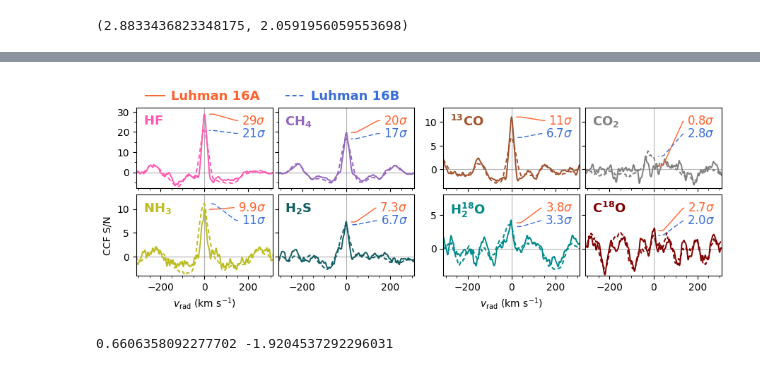
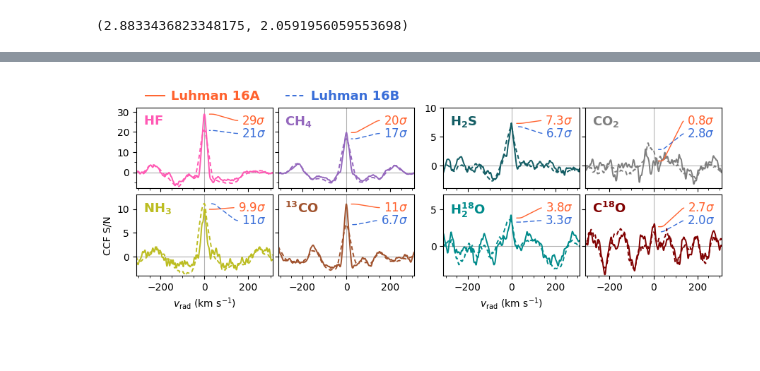
Before and after one commit to samderegt/retrieval_base, a Jupyter notebook: Luhman_16/figures/plot_K_band_CCF.ipynb, the cells around one changed output, grey strips where cells are left out. Drawn from its saved outputs; the diff is of its cells as text; code cells hidden in the pictures.

```diff
--- a/Luhman_16/figures/plot_K_band_CCF.ipynb
+++ b/Luhman_16/figures/plot_K_band_CCF.ipynb
@@ -55,7 +63,7 @@ Given vs. current: ln(B)=-1.06 | sigma=1.44
 # %%
 import copy
 
-def get_CCF(Res):
+def get_CCF(Res, line_species_to_exclude=['1H2-16O__POKAZATEL', '1H2-17O__HotWat78', '12C-16O__HITEMP', '12C-17O__HITEMP', '1H-12C-14N__Harris']):
 
     Res.load_components(['Chem'])
     m_set = Res.model_settings[0]
@@ -65,18 +73,15 @@ def get_CCF(Res):
     Res.load_components(['m_spec_broad'])
     m_spec_broad_init = copy.deepcopy(Res.m_spec_broad)
 
-    # all_line_species = np.array([
-    #     '13C-16O__HITEMP', '12C-18O__HITEMP', '12C-17O__HITEMP', '12C-1H4__MM', '14N-1H3__CoYuTe', '1H-19F__Coxon-Hajig', '1H2-32S__AYT2',
-    #     '1H2-16O__POKAZATEL', '1H2-18O__HotWat78', '1H2-17O__HotWat78', '12C-16O__HITEMP',
-    #     '12C-16O2__AMES', '1H-12C-14N__Harris', '23Na__Kurucz', '39K__Kurucz', 'H2', 'He'
-    #     ])
-
     all_CCF, all_ACF = {}, {}
 
     for line_species in all_line_species:
 
         print('\n'+line_species)
         if line_species in ['MMW','H2','He']:
+            continue
+
+        if line_species in line_species_to_exclude:
             continue
 
         # Model w/o species X
@@ -112,7 +117,7 @@ def get_CCF(Res):
                 'm_res': result_utils.HighPassFilter(**kwargs), # Filter on model
                 'd_res': result_utils.HighPassFilter(**kwargs), # Filter on data
                 },
-            #rv=np.arange(-500,500,1),
+            # rv=np.arange(-1000,1000,2),
             # rv=np.arange(-500,500,2),
             #plot=True,
             )
@@ -156,11 +169,12 @@ xticks_minor = np.arange(-300,301,50)
 # xticks = np.arange(-300,301,150)
 xticks = np.arange(-200,201,200)
 
-ylim = [(-8,32), (-4,13), (-4,13), (-4,8)]
+ylim = [(-8,32), (-4,13), (-4,10), (-4,7)]
 yticks_minor = np.arange(-5,31,5)
 #yticks = np.arange(0,31,10)
 lw_m = 1.4
 
+'''
 species_to_plot = np.array([
     [('1H-19F__Coxon-Hajig', 'HF', '#FF59B4'), ('12C-1H4__MM', 'CH_4', 'C4')],
     [('14N-1H3__CoYuTe', 'NH_3', 'C8'), ('1H2-32S__AYT2', 'H_2S', '#135D64')],
@@ -168,6 +182,13 @@ species_to_plot = np.array([
     [('13C-16O__HITEMP', '^{13}CO', 'sienna'), ('12C-16O2__HITEMP', 'CO_2', 'C7')],
     [('1H2-18O__HotWat78', 'H_2^{18}O', 'darkcyan'), ('12C-18O__HITEMP', 'C^{18}O', 'maroon')]
     # [('1H2-18O__HotWat78', 'H_2^{18}O', 'darkcyan'), ('12C-16O2__HITEMP', 'CO_2', 'maroon')]
+], dtype=object)
+'''
+species_to_plot = np.array([
+    [('1H-19F__Coxon-Hajig', 'HF', '#FF59B4'), ('12C-1H4__MM', 'CH_4', 'C4')],
+    [('14N-1H3__CoYuTe', 'NH_3', 'C8'), ('13C-16O__HITEMP', '^{13}CO', 'sienna')],
+    [('1H2-32S__AYT2', 'H_2S', '#135D64'), ('12C-16O2__HITEMP', 'CO_2', 'C7')],
+    [('1H2-18O__HotWat78', 'H_2^{18}O', 'darkcyan'), ('12C-18O__HITEMP', 'C^{18}O', 'maroon')]
 ], dtype=object)
 
 fig = plt.figure(figsize=(9,3.3))
@@ -246,37 +267,31 @@ for i, species_row in enumerate(species_to_plot):
 
         if j != 0:
             ax[i,j].set_yticklabels([])
 
         if i in [0,2]:
             ax[i,j].set_xticklabels([])
 
         # ACF_SNR_A = result_utils.convert_CCF_to_SNR(rv, all_ACF_A[line_species_j][:,:].sum(axis=-1), rv_sep=300)
         # ACF_SNR_B = result_utils.convert_CCF_to_SNR(rv, all_ACF_B[line_species_j][:,:].sum(axis=-1), rv_sep=300)
         # ax[i,j].plot(rv+rv_A, ACF_SNR_A, lw=lw_m, c=color_j, ls=':')
         # ax[i,j].plot(rv+rv_B, ACF_SNR_B, lw=lw_m, c=color_j, ls=':')
 
 ax_leg = fig.add_subplot(gs[0,2])
 ax_leg.set_axis_off()
 handle_A, = ax[0,0].plot(np.nan, np.nan, color=color_A, lw=lw_m)
 handle_B, = ax[0,0].plot(np.nan, np.nan, color=color_B, lw=lw_m, ls=(0,(3,2)))
 ax[0,0].legend(
     loc='lower center', bbox_to_anchor=(1,1), frameon=False, ncols=2,
     handles=[handle_A,handle_B], labels=['Luhman 16A', 'Luhman 16B'],
     handlelength=1.5, handletextpad=0.5, borderaxespad=0.,
     labelcolor='linecolor', prop={'weight':'bold', 'size':13},
 )
 
 ax[1,0].set(ylabel=r'CCF S/N', xlabel=r'$v_\mathrm{rad}\ (\mathrm{km\ s^{-1}})$')
 ax[3,0].set(xlabel=r'$v_\mathrm{rad}\ (\mathrm{km\ s^{-1}})$')
 
 plt.subplots_adjust(left=0.06, bottom=0.17, top=0.89, right=0.98)
 plt.savefig(f'./plots/K_band_CCF.pdf')
 plt.show()
 # %% [output]
-[figure, old version]
+[figure, new version]
-# %%
-vtell_A = A.d_spec['K2166_1'].v_bary - A.ParamTable.get('rv')
-vtell_B = B.d_spec['K2166_1'].v_bary - B.ParamTable.get('rv')
-print(vtell_A, vtell_B)
-# %% [output]
-0.6606358092277702 -1.9204537292296031
```
Also changed, not shown: parts of 4 cells of this notebook, 2 other files.
